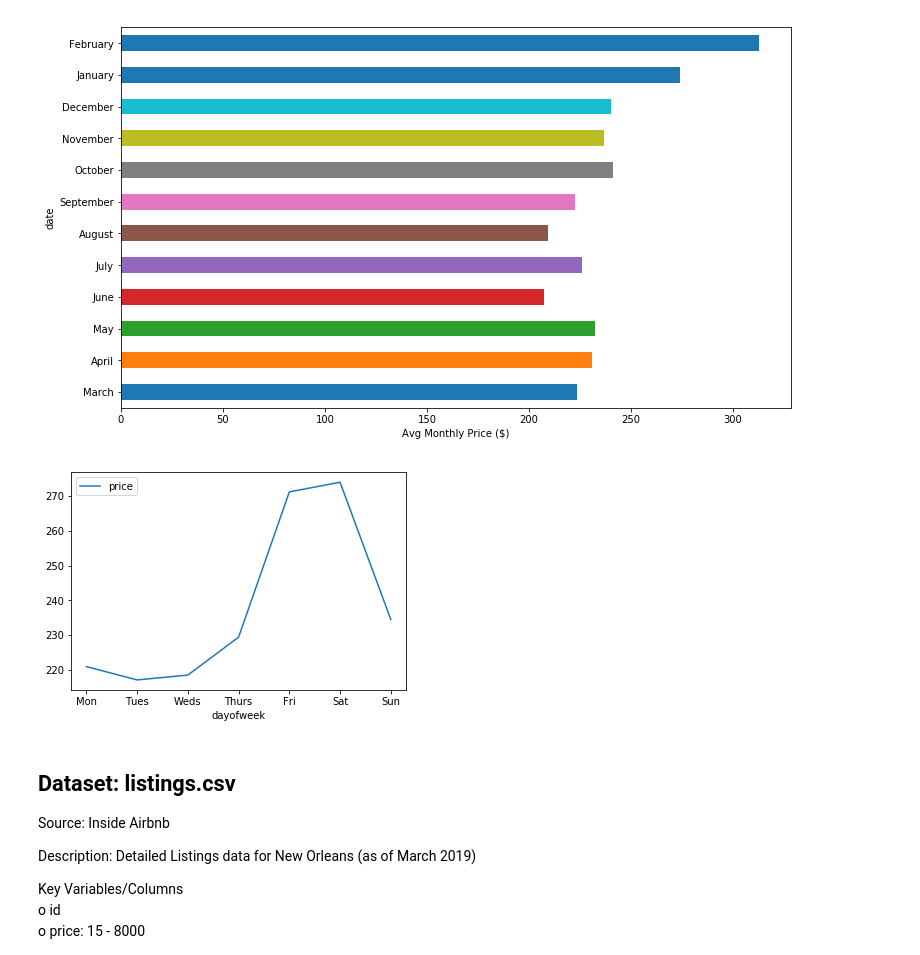
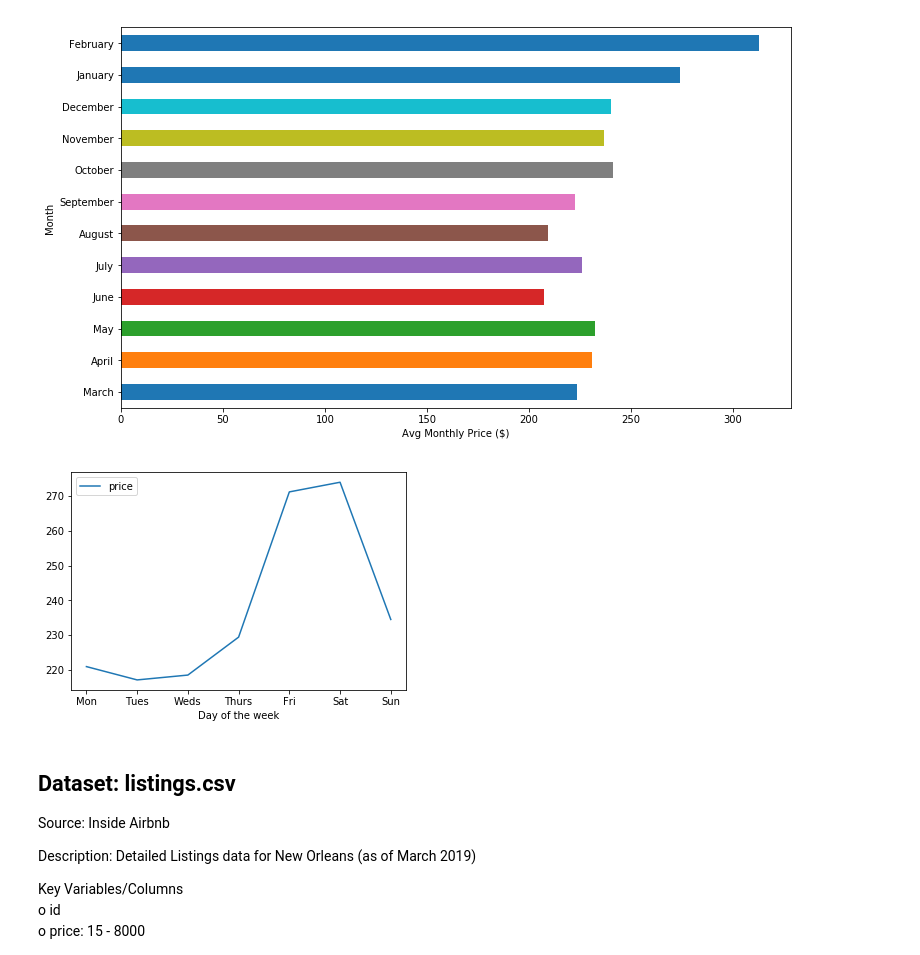
Before and after one commit to LoriHarris/Airbnb_ML, a Jupyter notebook: airbnb_listings.ipynb, the cells around one changed output. Drawn from its saved outputs; the diff is of its cells as text; code cells hidden in the pictures.

```diff
--- a/airbnb_listings.ipynb
+++ b/airbnb_listings.ipynb
@@ -20,7 +20,7 @@ o date
 o available: t or f
 # %%
 #Read in calendar.csv into a pandas DataFrame
-cal = pd.read_csv('../Resources/calendar.csv.gz')
+cal = pd.read_csv('Resources/calendar.csv.gz')
 print('We have',cal.date.nunique(), 'days and', cal.listing_id.nunique(),'unique listings in the March calendar data')
 # %% [output]
 We have 365 days and 6632 unique listings in the March calendar data
@@ -56,36 +56,41 @@ Try using .loc[row_indexer,col_indexer] = value instead
 See the caveats in the documentation: http://pandas.pydata.org/pandas-docs/stable/indexing.html#indexing-view-versus-copy
   This is separate from the ipykernel package so we can avoid doing imports until
 [figure]
+# %%
+# Remove characters from price
+locale.setlocale(locale.LC_ALL,'')
+cal['price']=cal.price.map(lambda x: locale.atof(x.strip('$')))
+cal['price'].head()
+cal.reset_index(drop=True)
+cal.head()
 # %%
 # Price change over year (by month)
-cal['date'] = pd.to_datetime(cal['date'])
-cal['price'] = cal['price'].str.replace(',','')
-cal['price'] = cal['price'].str.replace('$','')
-cal['price'] = cal['price'].astype(float)
 cal['date'] = pd.to_datetime(cal['date'])
 
 mean_cal_by_mo = cal.groupby(cal['date'].dt.strftime('%B'), sort=False)['price'].mean()
 mean_cal_by_mo.plot (kind='barh', figsize=(12,7))
 plt.xlabel('Avg Monthly Price ($)')
-plt.savefig('price_by_moc_cal.png')
+plt.ylabel('Month')
+plt.savefig('price_by_mo_cal.png')
 # %% [output]
 [figure]
 # %%
 # Price over year (by day of the week)
 cal['dayofweek'] = cal.date.dt.weekday_name
 days = ['Monday', 'Tuesday', 'Wednesday', 'Thursday', 'Friday', 'Saturday', 'Sunday']
 price_wk = cal[['dayofweek', 'price']]
 price_wk = cal.groupby(['dayofweek']).mean().reindex(days)
 price_wk.drop('listing_id', axis=1, inplace=True)
 price_wk.drop('minimum_nights', axis=1, inplace=True)
 price_wk.drop('maximum_nights', axis=1, inplace=True)
 price_wk.plot()
 ticks = list(range(0,len(days),1))
 labels = "Mon Tues Weds Thurs Fri Sat Sun".split()
 plt.xticks(ticks, labels)
-plt.savefig('price_by_wkday_cal.png')
+plt.xlabel('Day of the week')
+plt.savefig('price_by_wkday.png')
 # %% [output]
-[figure, old version]
+[figure, new version]
 # %% [markdown]
 ## Dataset:  listings.csv
 
```
Also changed, not shown: parts of 34 cells of this notebook, 49 other files.
